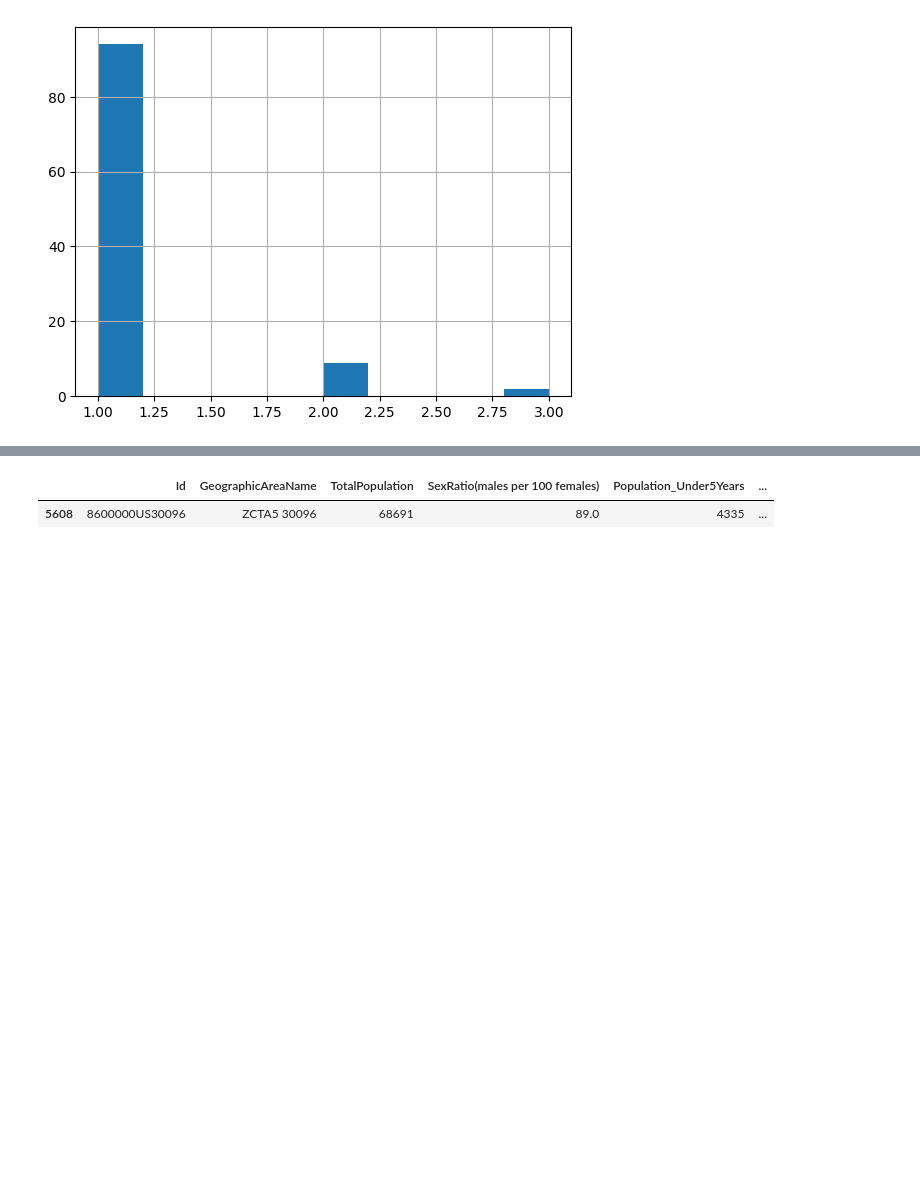
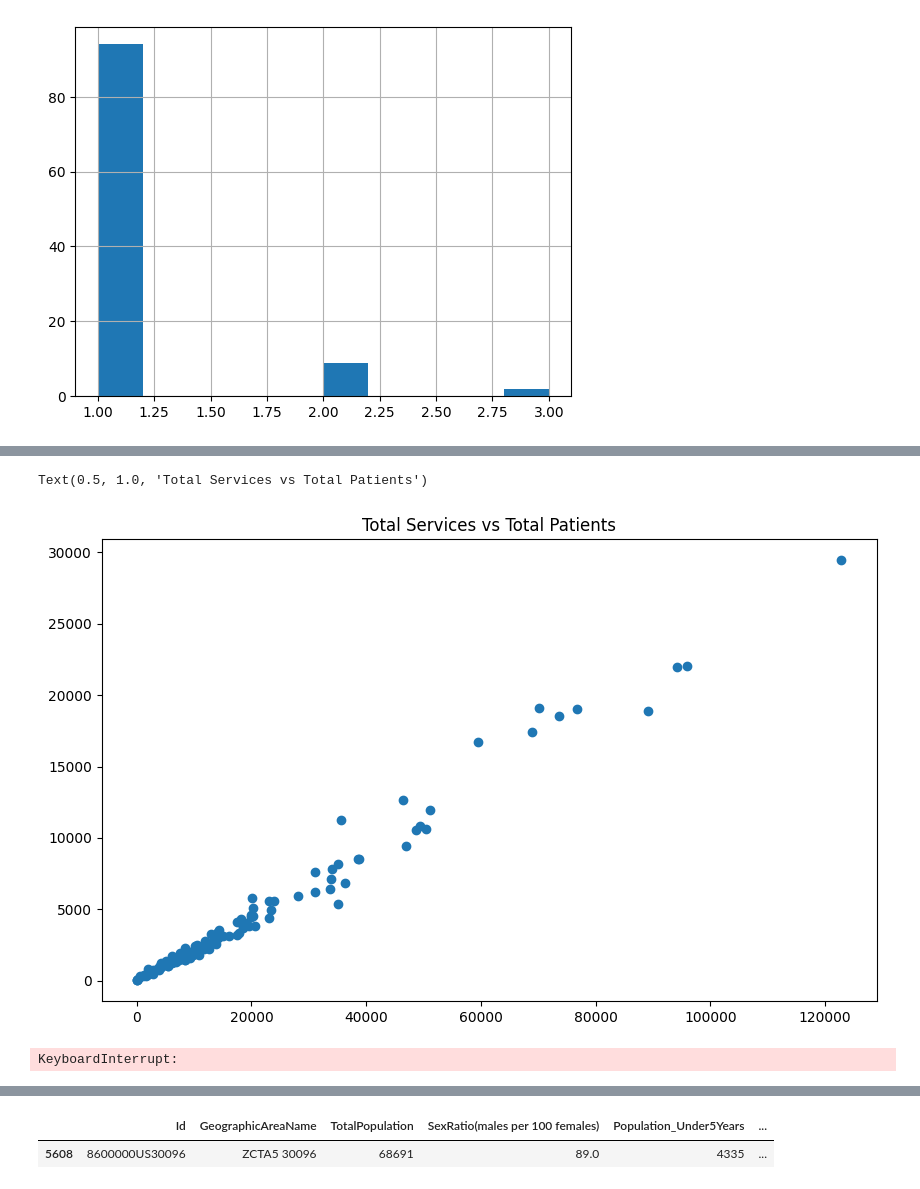
Before and after one commit to adonaiarruda/case_elo, a Jupyter notebook: dev.ipynb, the cells around one changed output, grey strips where cells are left out. Drawn from its saved outputs; the diff is of its cells as text; code cells hidden in the pictures; blank space fills up the shorter version.

```diff
--- a/dev.ipynb
+++ b/dev.ipynb
@@ -136,0 +170,31 @@ geocode
+# %%
+# Pegando algumas infos dos laboratorios
+
+lab_info = df_transactional.reset_index().groupby('Lab Id').agg(
+    total_services=('Service Id', 'count'),
+    total_expenditure=('Testing Cost', 'sum'),
+    number_of_different_exams=('CodItem', 'count'),
+    number_of_patients=('Patient Id', 'nunique'),
+    age=('age_at_service', 'median'),  # Assuming age is consistent for each patient
+    is_male=('is_male', 'mean')  # Assuming gender is consistent for each patient
+).reset_index()
+
+
+
+# total gasto no laboratório
+# total_spent = df_transactional.groupby('Lab Id')['Testing Cost'].sum().reset_index()
+# total_spent = total_spent.rename(columns={'Testing Cost': 'Total Spent'})
+# # total de serviços feitos por laboratório
+# total_services = df_transactional.groupby('Lab Id')['Service Id'].count().reset_index()
+# total_services = total_services.rename(columns={'Service Id': 'Total Services'})
+# # total de exames feitos por laboratório
+# total_lines = df_transactional.groupby('Lab Id').size().reset_index(name='Total Exams')
+
+# # Percentagem de homens por laboratorio
+# perc_male = df_transactional.groupby('Lab Id')['is_male'].mean().reset_index()
+
+# # Meadian age por laboratorio
+# median_age = df_transactional.groupby('Lab Id')['age_at_service'].median().reset_index()
+
+# # Numero de patients diferentes por laboratorio
+# unique_patients = df_transactional.reset_index().groupby('Lab Id')['Patient Id'].nunique().reset_index(name='Unique Patients')
@@ -136,0 +217,13 @@ geocode
+# %%
+#scatterplot de total_services e number_of_patients
+plt.figure(figsize=(10, 6))
+plt.scatter(lab_info['total_services'], lab_info['number_of_patients'])
+plt.title('Total Services vs Total Patients')
+# %% [output]
+Text(0.5, 1.0, 'Total Services vs Total Patients')
+[figure, added]
+# %%
+# numero de pacientes que fizeram mais de x exames em um laboratorio
+lab_info['loyalty_patients'] = df_transactional.groupby('Patient Id')['Lab Id'].transform(lambda x: x.nunique())
+# %% [output]
+KeyboardInterrupt:
```
Also changed, not shown: parts of 45 cells of this notebook, 1 other file.
